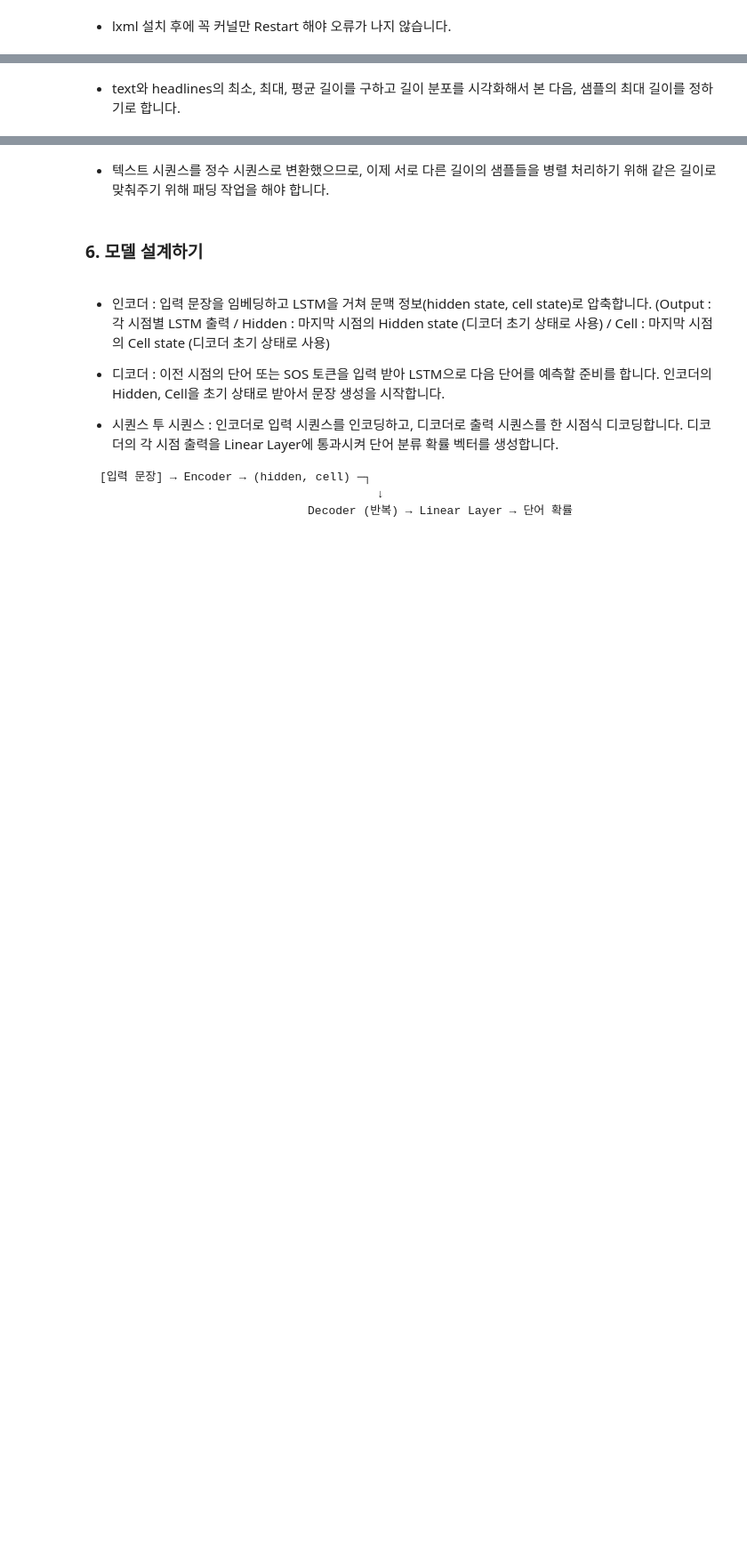
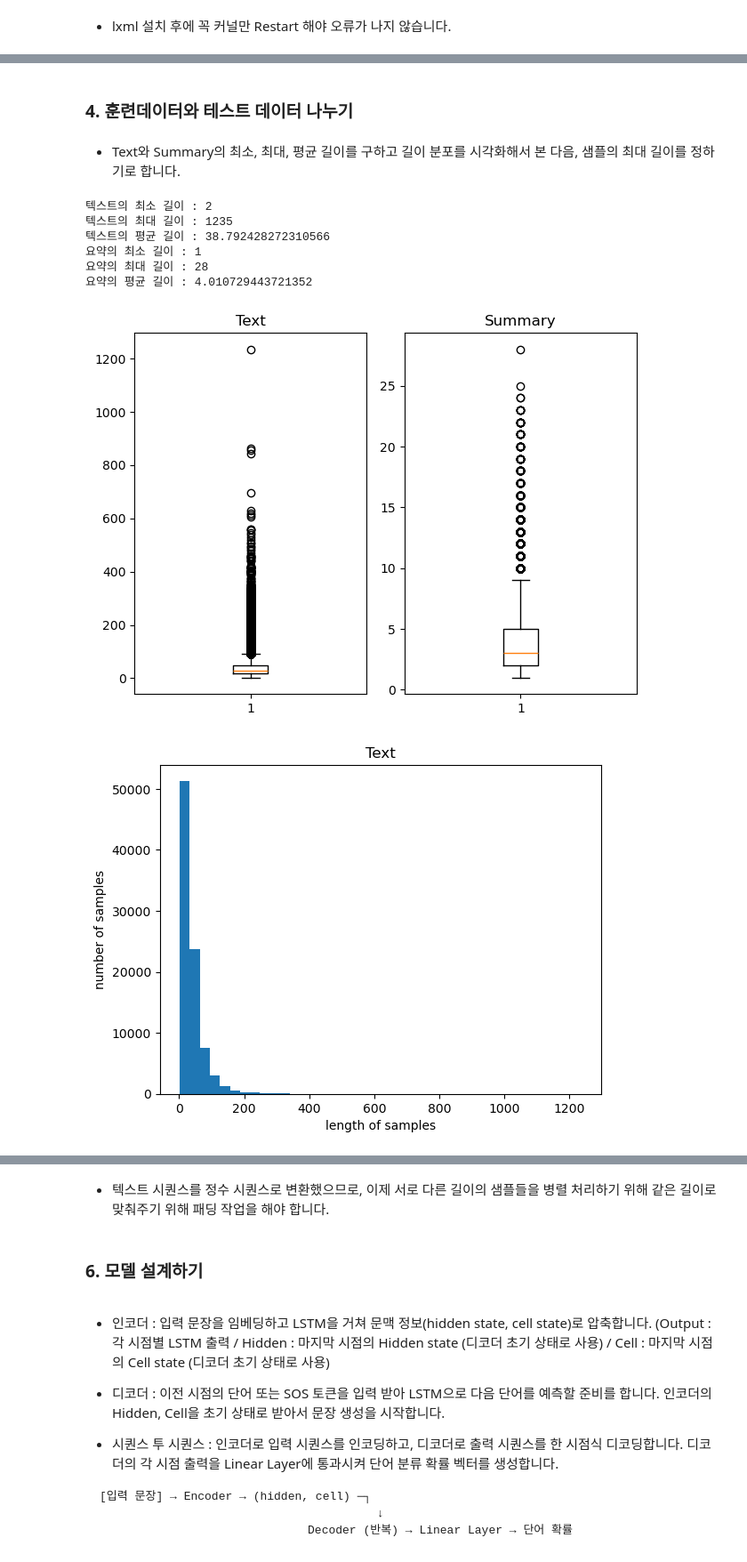
Before and after one commit to zeropro25/AIFFEL_quest_rs_jm, a Jupyter notebook: Exploration/Ex06/뉴스 요약봇 만들기.ipynb, the cells around one changed output, grey strips where cells are left out. Shown at 89% size. Drawn from its saved outputs; the diff is of its cells as text; code cells hidden in the pictures; blank space fills up the shorter version.

```diff
--- a/Exploration/Ex06/뉴스 요약봇 만들기.ipynb
+++ b/Exploration/Ex06/뉴스 요약봇 만들기.ipynb
@@ -73,5 +106,4 @@ print('headlines 열에서 중복을 배제한 유일한 샘플의 수 :', data[
 # %%
 # inplace=True 를 설정하면 DataFrame 타입 값을 return 하지 않고 data 내부를 직접적으로 바꿉니다.
-
-data.drop_duplicates(subset = ['text'], inplace=True)
+data.drop_duplicates(subset = ['Text'], inplace=True)
 print('전체 샘플수 :', (len(data)))
@@ -154,7 +204,7 @@ print("headlines:", preprocess_sentence(temp_summary, False))  # 불용어를
 # 전체 Text 데이터에 대한 전처리 : 10분 이상 시간이 걸릴 수 있습니다.
 clean_text = []
 
-for sentence in data['text']:
+for sentence in data['Text']:
     clean_text.append(preprocess_sentence(sentence))
 
 # 전처리 후 출력
@@ -162,8 +214,8 @@ print("Text 전처리 후 결과: ", clean_text[:5])
 # %%
-# 전체 headlines 데이터에 대한 전처리 : 5분 이상 시간이 걸릴 수 있습니다.
-clean_headlines = []
+# 전체 Summary 데이터에 대한 전처리 : 5분 이상 시간이 걸릴 수 있습니다.
+clean_summary = []
 
-for sentence in data['headlines']:
+for sentence in data['Summary']:
     clean_summary.append(preprocess_sentence(sentence, remove_stopwords=False))
 
-print("headlines 전처리 후 결과: ", clean_summary[:5])
+print("Summary 전처리 후 결과: ", clean_summary[:5])
@@ -170,6 +234,6 @@ print("headlines 전처리 후 결과: ", clean_summary[:5])
 # %%
-data['text'] = clean_text
-data['headlines'] = clean_summary
+data['Text'] = clean_text
+data['Summary'] = clean_summary
 
 # 빈 값을 Null 값으로 변환
 data.replace('', np.nan, inplace=True)
@@ -181,36 +251,47 @@ print('전체 샘플수 :', (len(data)))
+# %% [markdown]
+### 4. 훈련데이터와 테스트 데이터 나누기
 # %% [markdown]
-- text와 headlines의 최소, 최대, 평균 길이를 구하고 길이 분포를 시각화해서 본 다음, 샘플의 최대 길이를 정하기로 합니다.
+- Text와 Summary의 최소, 최대, 평균 길이를 구하고 길이 분포를 시각화해서 본 다음, 샘플의 최대 길이를 정하기로 합니다.
 # %%
 # 길이 분포 출력
 import matplotlib.pyplot as plt
 
-text_len = [len(s.split()) for s in data['text']]
-summary_len = [len(s.split()) for s in data['headlines']]
+text_len = [len(s.split()) for s in data['Text']]
+summary_len = [len(s.split()) for s in data['Summary']]
 
 print('텍스트의 최소 길이 : {}'.format(np.min(text_len)))
 print('텍스트의 최대 길이 : {}'.format(np.max(text_len)))
 print('텍스트의 평균 길이 : {}'.format(np.mean(text_len)))
 print('요약의 최소 길이 : {}'.format(np.min(summary_len)))
 print('요약의 최대 길이 : {}'.format(np.max(summary_len)))
 print('요약의 평균 길이 : {}'.format(np.mean(summary_len)))
 
 plt.subplot(1,2,1)
 plt.boxplot(text_len)
 plt.title('Text')
 plt.subplot(1,2,2)
 plt.boxplot(summary_len)
-plt.title('Headlines')
+plt.title('Summary')
 plt.tight_layout()
 plt.show()
 
 plt.title('Text')
 plt.hist(text_len, bins = 40)
 plt.xlabel('length of samples')
 plt.ylabel('number of samples')
 plt.show()
 
 plt.title('Summary')
 plt.hist(summary_len, bins = 40)
 plt.xlabel('length of samples')
 plt.ylabel('number of samples')
 plt.show()
+# %% [output]
+텍스트의 최소 길이 : 2
+텍스트의 최대 길이 : 1235
+텍스트의 평균 길이 : 38.792428272310566
+요약의 최소 길이 : 1
+요약의 최대 길이 : 28
+요약의 평균 길이 : 4.010729443721352
+[figure, added]
+[figure, added]
```
Also changed, not shown: parts of 56 cells of this notebook, 1 other file.
